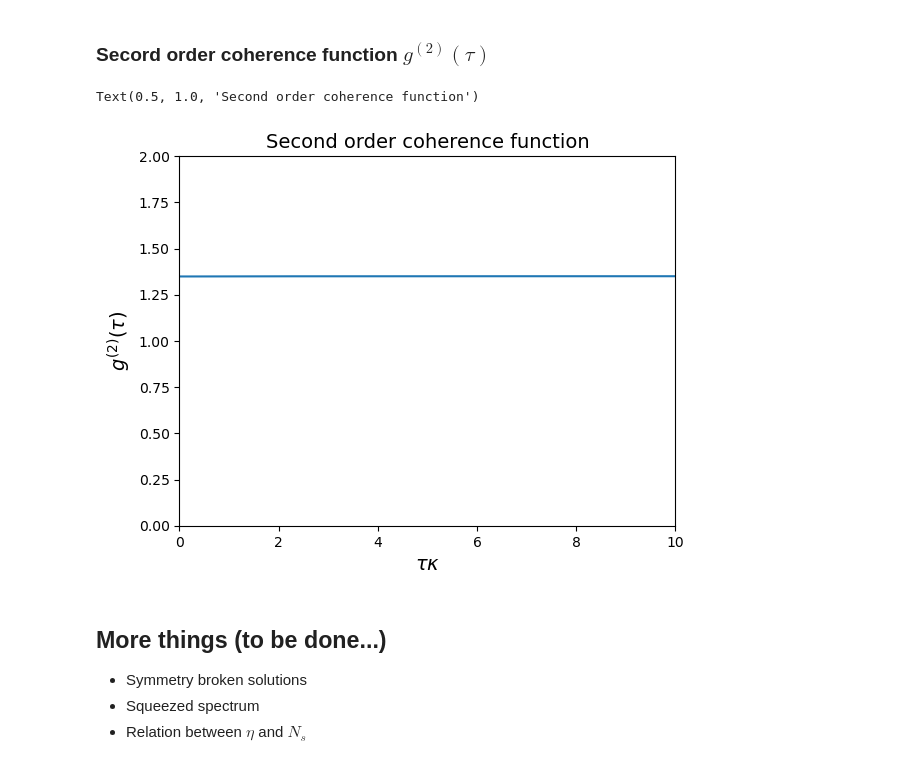
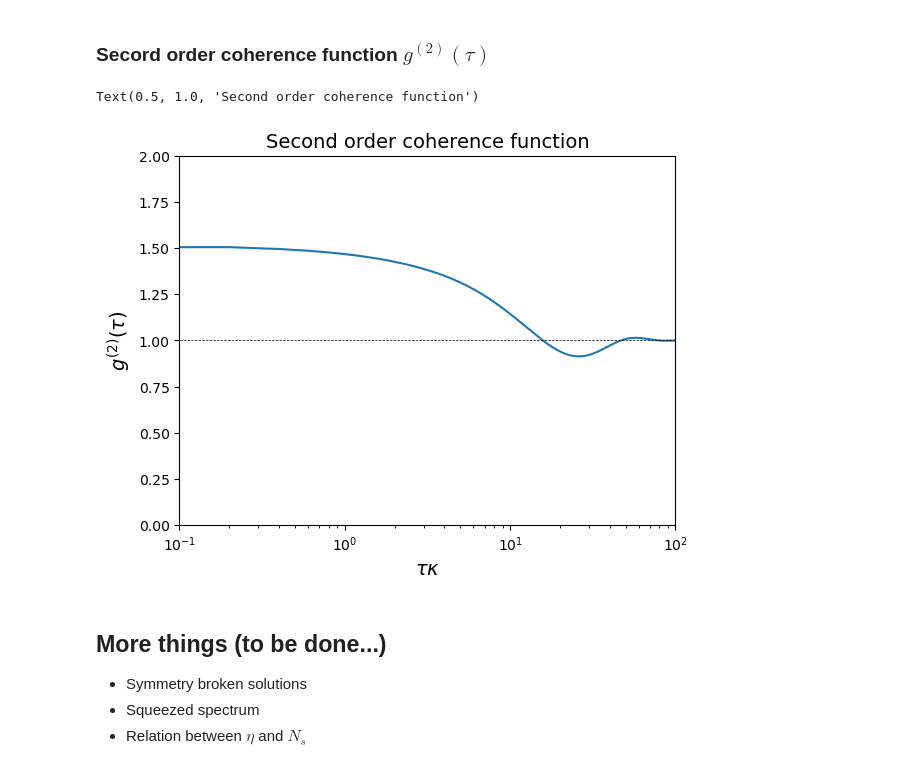
Before and after one commit to rodriGDD/Squeezed-lasing, a Jupyter notebook: prueba_laser_squeezed.ipynb, the cells around one changed output. Cells and saved outputs as stored; diff of their text form; code cells hidden in the pictures.

```diff
--- a/prueba_laser_squeezed.ipynb
+++ b/prueba_laser_squeezed.ipynb
@@ -19,7 +19,7 @@ import os
 # %% [markdown]
 ### Bare parameters
 # %%
-N = 50 # Dimension of the Hilbert space of the cavity
+N = 350 # Dimension of the Hilbert space of the cavity
 g_0 = 1 # light-matter coupling
 n_q = 50 # Photon saturation number
 C = np.linspace(1e-15,2,100) # Cooperativity (equal to the pumping parameter p)
@@ -163,7 +163,7 @@ Text(0, 0.5, 'p')
 # %% [markdown]
 ### Time vector in terms of the cavity caracteristic decay time $\kappa$
 # %%
-tau_vec = np.linspace(0,10/k[index],5000) # Time vector of delays
+tau_vec = np.linspace(0,100/k[index],500) # Time vector of delays
 # %% [markdown]
 ### Collapse operators for parameters corresponding to $C=1$
 # %%
@@ -222,19 +195,21 @@ Qobj data =
 # %% [markdown]
 ### Secord order coherence function $g^{(2)}(\tau)$
 # %%
-corr2 = correlation_3op_1t(H, None, tvec, [coll1,coll2], a_s.dag(), a_s.dag()*a_s, a_s)
-n_corr = mesolve(H, result[index], tvec, [coll1,coll2], [a_s.dag()*a_s]).expect[0]
-corr_2f = corr2/(n_corr[0]*n_corr[np.size(tvec)-1])
+corr2 = correlation_3op_1t(H, None, tau_vec, [coll1_C,coll2_C], a.dag(), a.dag()*a, a)
+n_corr = mesolve(H, result[index], tau_vec, [coll1_C,coll2_C], [a.dag()*a]).expect[0]
+corr_2f = corr2/(n_corr[0]*n_corr[np.size(tau_vec)-1])
 # %%
-plt.plot(tvec*k[index],corr_2f)
+plt.plot(tau_vec*k[index],np.real(corr_2f))
+plt.plot([0,101],[1,1],'--',lw=0.5,color='k')
 plt.ylim([0,2])
-plt.xlim(min(tvec*k[index]),max(tvec*k[index]))
+plt.xlim(0.1,100)
 plt.xlabel(r'$\tau\kappa$',fontsize=14)
 plt.ylabel(r'$g^{(2)}(\tau)$',fontsize=14)
+plt.semilogx()
 plt.title('Second order coherence function',fontsize=14)
 # %% [output]
 Text(0.5, 1.0, 'Second order coherence function')
-[figure, old version]
+[figure, new version]
 # %% [markdown]
 ## More things (to be done...)
 - Symmetry broken solutions
```
Also changed, not shown: parts of 6 cells of this notebook, 1 other file.
